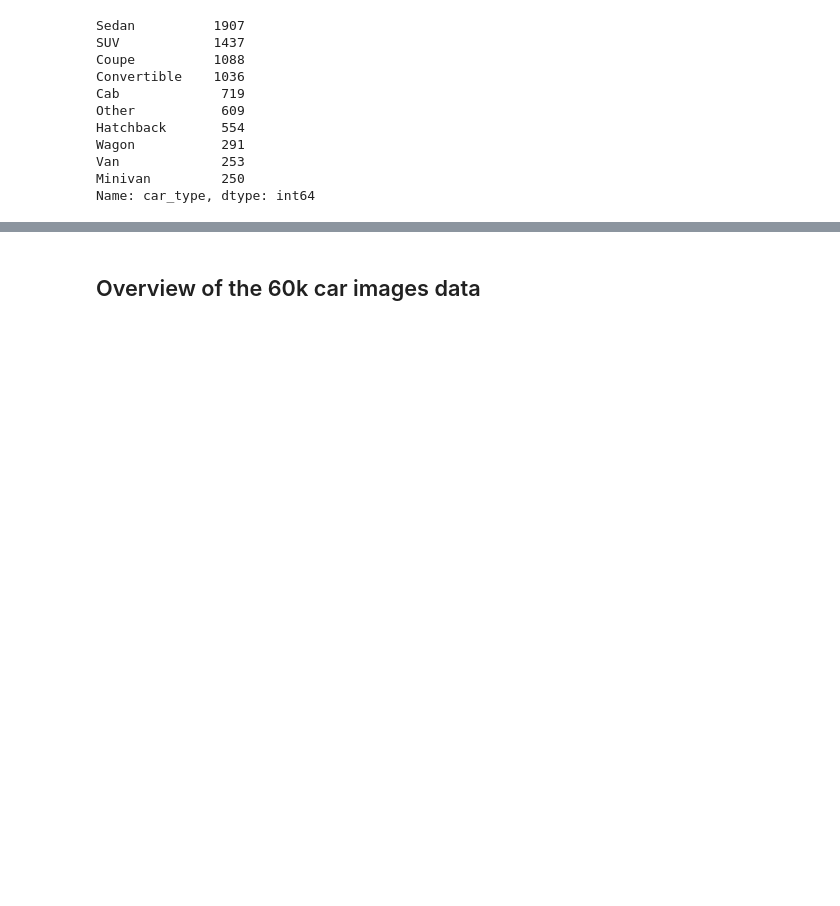
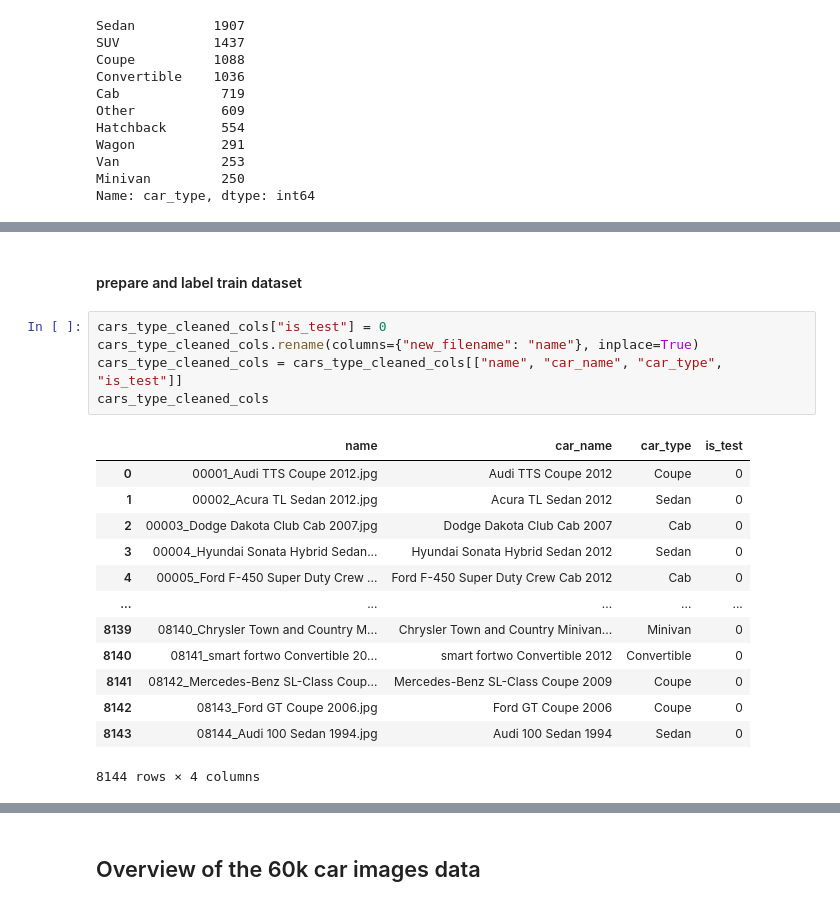
Before and after one commit to MrChriwo/car-body-prediction, a Jupyter notebook: services/data_labeling/Label_checker.ipynb, the cells around one changed output, grey strips where cells are left out. Cells and saved outputs as stored; diff of their text form; blank space fills up the shorter version.

Commit message:
create final dataset

```diff
--- a/services/data_labeling/Label_checker.ipynb
+++ b/services/data_labeling/Label_checker.ipynb
@@ -65,0 +617,21 @@ Name: car_type, dtype: int64
+# %% [markdown]
+#### prepare and label train dataset
+# %%
+cars_type_cleaned_cols["is_test"] = 0
+cars_type_cleaned_cols.rename(columns={"new_filename": "name"}, inplace=True)
+cars_type_cleaned_cols = cars_type_cleaned_cols[["name", "car_name", "car_type", "is_test"]]
+cars_type_cleaned_cols
+# %% [output]
+|  | name | car_name | car_type | is_test |
+| 0 | 00001_Audi TTS Coupe 2012.jpg | Audi TTS Coupe 2012 | Coupe | 0 |
+| 1 | 00002_Acura TL Sedan 2012.jpg | Acura TL Sedan 2012 | Sedan | 0 |
+| 2 | 00003_Dodge Dakota Club Cab 2007.jpg | Dodge Dakota Club Cab 2007 | Cab | 0 |
+| 3 | 00004_Hyundai Sonata Hybrid Sedan... | Hyundai Sonata Hybrid Sedan 2012 | Sedan | 0 |
+| 4 | 00005_Ford F-450 Super Duty Crew ... | Ford F-450 Super Duty Crew Cab 2012 | Cab | 0 |
+| ... | ... | ... | ... | ... |
+| 8139 | 08140_Chrysler Town and Country M... | Chrysler Town and Country Minivan... | Minivan | 0 |
+| 8140 | 08141_smart fortwo Convertible 20... | smart fortwo Convertible 2012 | Convertible | 0 |
+| 8141 | 08142_Mercedes-Benz SL-Class Coup... | Mercedes-Benz SL-Class Coupe 2009 | Coupe | 0 |
+| 8142 | 08143_Ford GT Coupe 2006.jpg | Ford GT Coupe 2006 | Coupe | 0 |
+| 8143 | 08144_Audi 100 Sedan 1994.jpg | Audi 100 Sedan 1994 | Sedan | 0 |
+8144 rows × 4 columns
```
Also changed, not shown: parts of 52 cells of this notebook, 1 other file.
